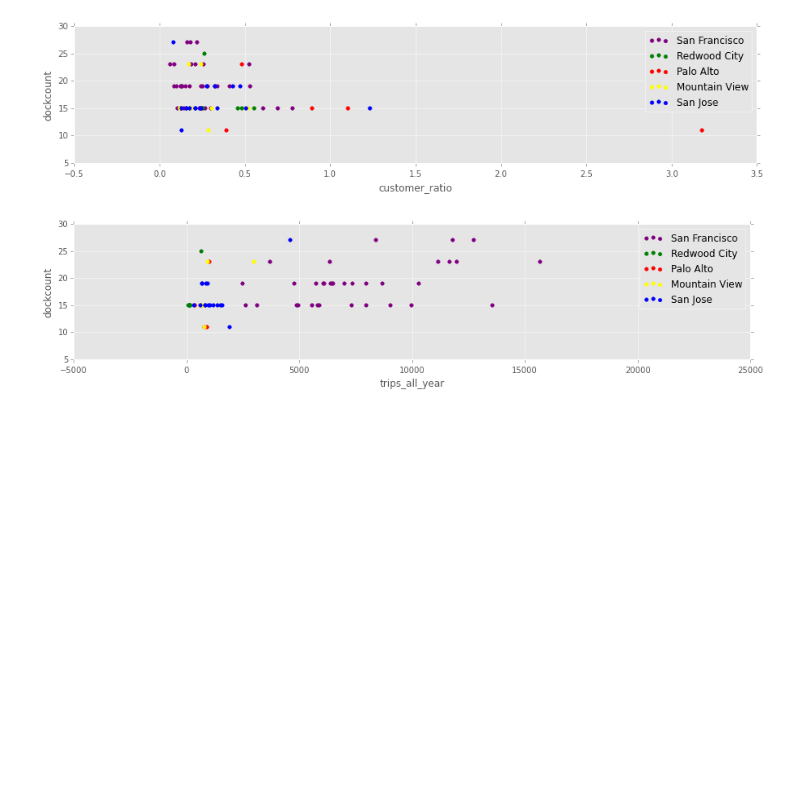
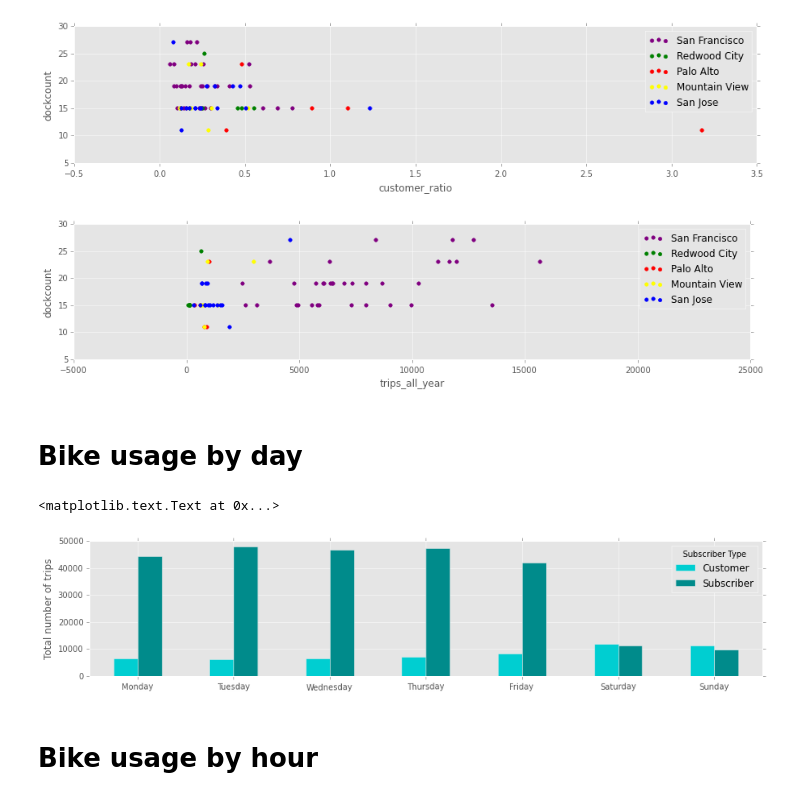
Before and after one commit to seszter/babs, a Jupyter notebook: Basic statistics.ipynb, the cells around one changed output. Saved outputs shown, nothing was run; the diff lists cells and outputs as text; code cells hidden in the pictures; blank space fills up the shorter version.

```diff
--- a/Basic statistics.ipynb
+++ b/Basic statistics.ipynb
@@ -203,3 +203,21 @@ array([<matplotlib.axes._subplots.AxesSubplot object at 0x...>], dtype=object)
 [figure]
 [figure]
 [figure]
+# %% [markdown]
+# Bike usage by day
+# %%
+daily = trip_df.groupby(['day_of_week', 'Subscriber Type']).count()
+# %%
+daily = daily.unstack(level='Subscriber Type')
+# %%
+daily = daily['Duration']
+# %%
+ax = daily.plot(kind='bar', color=['darkturquoise', 'darkcyan'])
+ax.set_xticklabels(['Monday', 'Tuesday', 'Wednesday', 'Thursday', 'Friday', 'Saturday', 'Sunday'], rotation=1)
+ax.set_ylabel('Total number of trips')
+ax.set_xlabel('')
+# %% [output]
+<matplotlib.text.Text at 0x...>
+[figure, added]
+# %% [markdown]
+# Bike usage by hour
```
Also changed, not shown: parts of 31 cells of this notebook, 1 other file.
